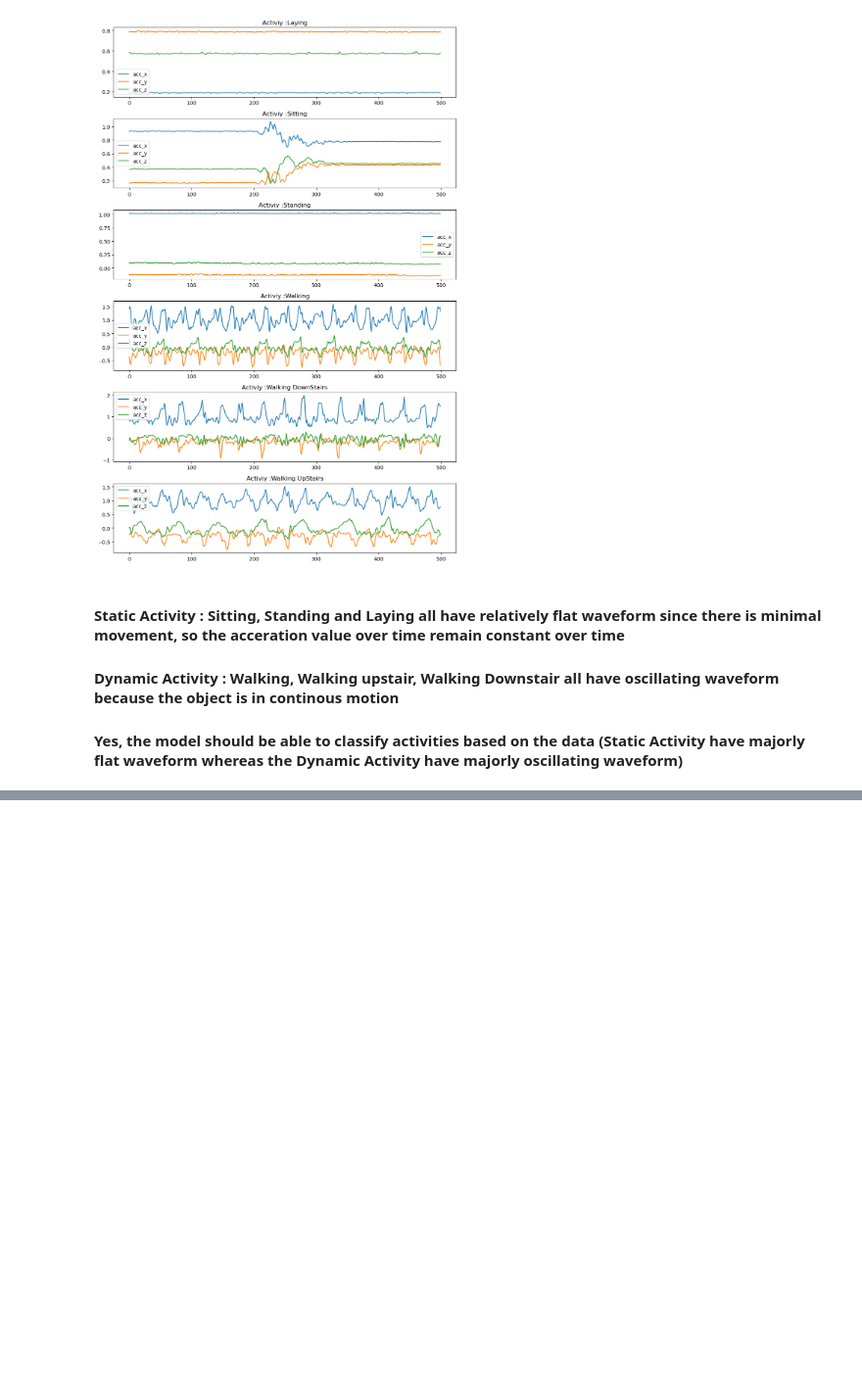
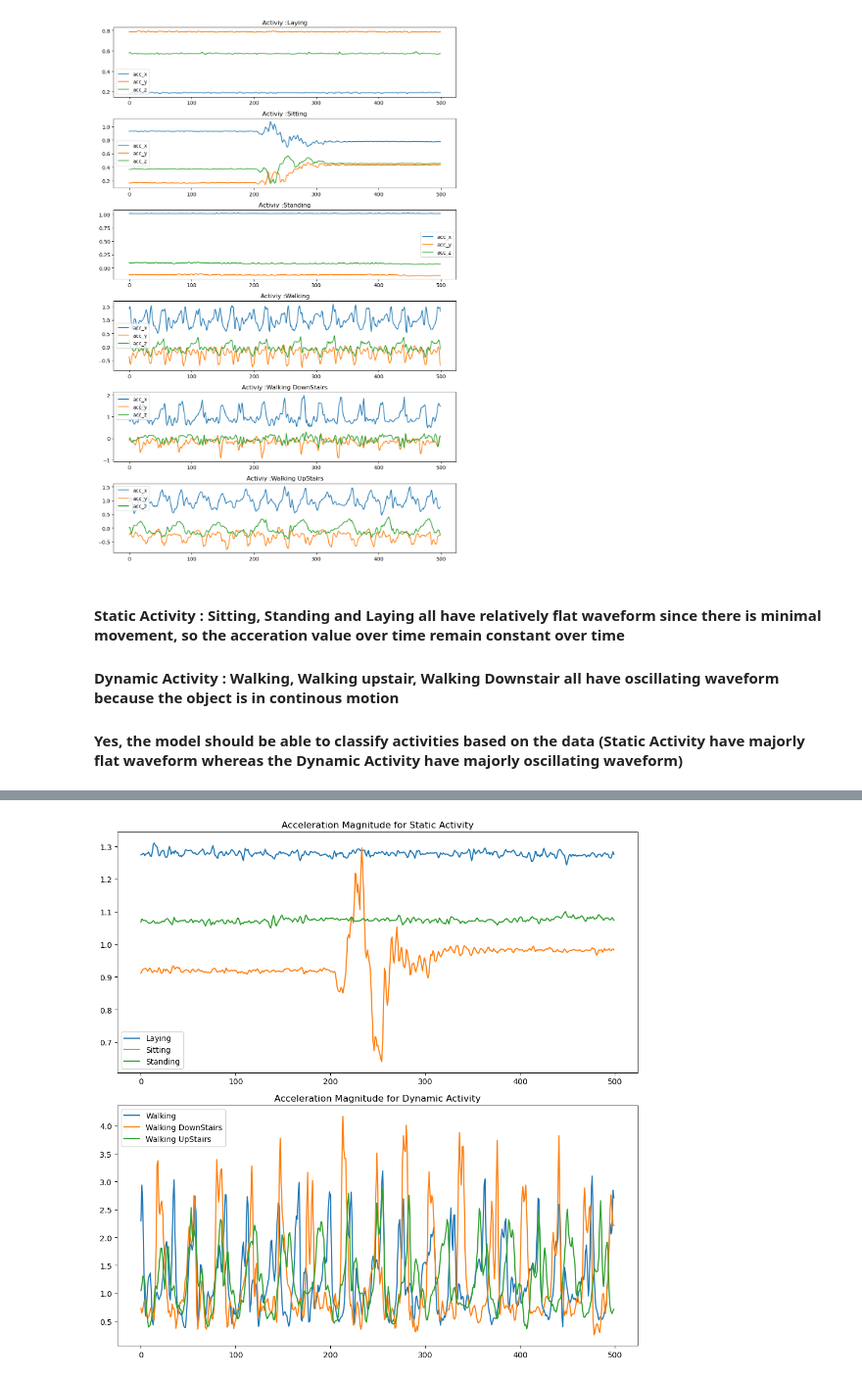
Before and after one commit to nipunbatra/es335-24-fall-assignment-1, a Jupyter notebook: HAR/Task_1.ipynb, the cells around one changed output, grey strips where cells are left out. Shown at 98% size. Drawn from its saved outputs; the diff is of its cells as text; code cells hidden in the pictures; blank space fills up the shorter version.

```diff
--- a/HAR/Task_1.ipynb
+++ b/HAR/Task_1.ipynb
@@ -57,0 +60,34 @@ plt.show()
+# %%
+# Computing the acceraltion magnitude
+def compute_acceleration(data):
+    return (data['accx']**2 + data['accy']**2 + data['accy']**2)
+
+
+# computing the acceleration magnitude
+Laying_acc = compute_acceleration(Laying_data)
+Sitting_acc = compute_acceleration(Sitting_data)
+Standing_acc = compute_acceleration(Standing_data)
+Walking_acc = compute_acceleration(Walking_data)
+WalkingDownStairs_acc = compute_acceleration(WalkingDownStairs_data)
+WalkingUpStairs_acc = compute_acceleration(WalkingUpStairs_data)
+
+
+fig, axes = plt.subplots(2, 1 , figsize = (10, 10))
+# static Activity
+axes[0].plot(Laying_acc[:500], label ='Laying')
+axes[0].plot(Sitting_acc[:500], label = 'Sitting')
+axes[0].plot(Standing_acc[:500], label = 'Standing')
+axes[0].set_title("Acceleration Magnitude for Static Activity")
+axes[0].legend()
+
+
+axes[1].plot(Walking_acc[:500], label='Walking')
+axes[1].plot(WalkingDownStairs_acc[:500], label = 'Walking DownStairs')
+axes[1].plot(WalkingUpStairs_acc[:500], label = 'Walking UpStairs')
+axes[1].set_title("Acceleration Magnitude for Dynamic Activity")
+axes[1].legend()
+
+plt.tight_layout()
+plt.show()
+# %% [output]
+[figure, added]
```
Also changed, not shown: parts of 3 cells of this notebook.
